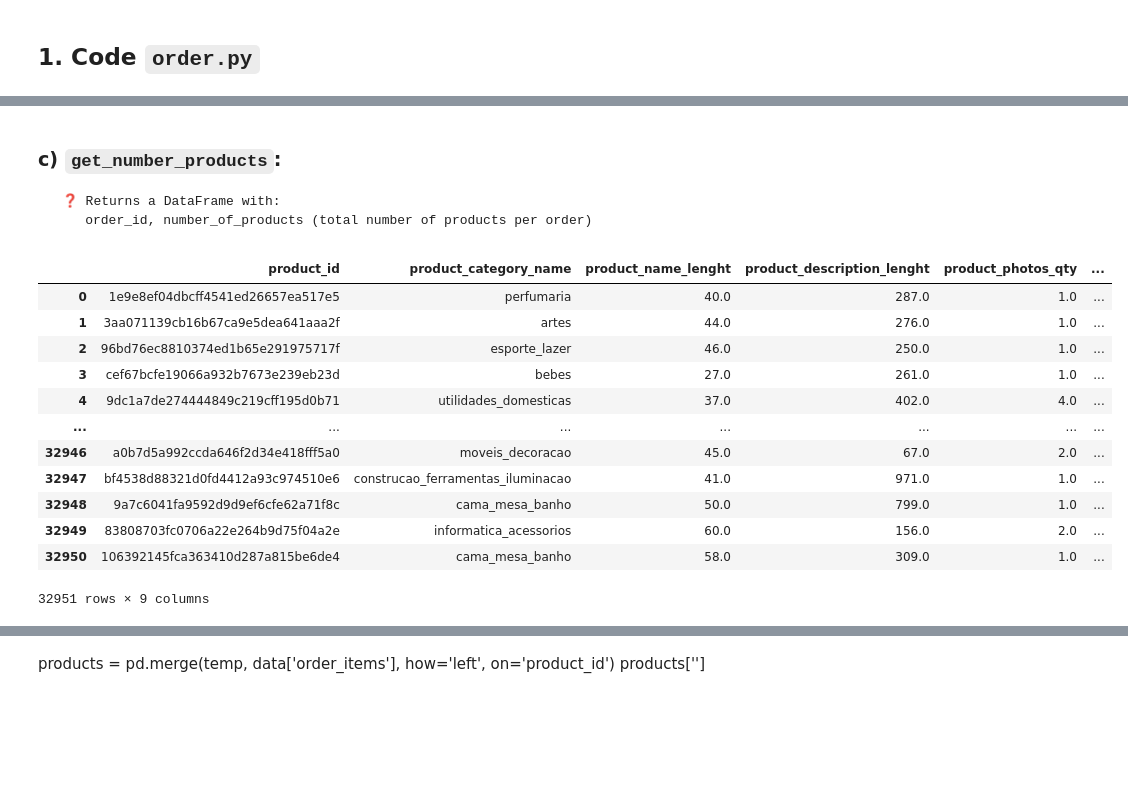
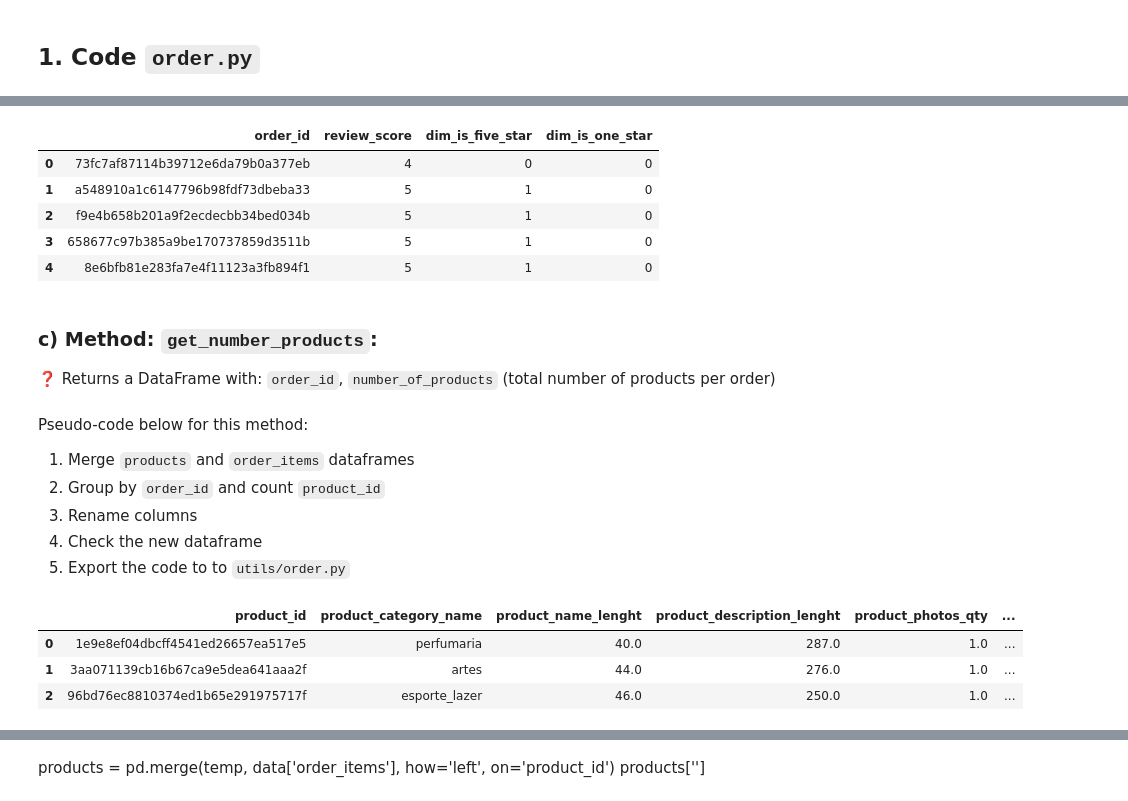
Before and after one commit to Kaaykun/OlistAnalysis, a Jupyter notebook: notebooks/04_orders.ipynb, the cells around one changed output, grey strips where cells are left out. Drawn from its saved outputs; the diff is of its cells as text; code cells hidden in the pictures; blank space fills up the shorter version.

```diff
--- a/notebooks/04_orders.ipynb
+++ b/notebooks/04_orders.ipynb
@@ -72,9 +43,9 @@ import matplotlib.pyplot as plt
 # %%
-# Import olist data
 root_path = os.path.join(os.getcwd(),'..')
 if root_path not in sys.path:
     sys.path.append(root_path)
 
 from utils.data import Olist
-olist = Olist()
-data = olist.get_data()
+
+olist_instance = Olist()
+data = olist_instance.get_data()
@@ -312,21 +147,29 @@ git push origin master
+# %%
+reviews.head()
+# %% [output]
+|  | order_id | review_score | dim_is_five_star | dim_is_one_star |
+| 0 | 73fc7af87114b39712e6da79b0a377eb | 4 | 0 | 0 |
+| 1 | a548910a1c6147796b98fdf73dbeba33 | 5 | 1 | 0 |
+| 2 | f9e4b658b201a9f2ecdecbb34bed034b | 5 | 1 | 0 |
+| 3 | 658677c97b385a9be170737859d3511b | 5 | 1 | 0 |
+| 4 | 8e6bfb81e283fa7e4f11123a3fb894f1 | 5 | 1 | 0 |
 # %% [markdown]
-### c) `get_number_products`:
-     ❓ Returns a DataFrame with:
-        order_id, number_of_products (total number of products per order)
+### c) Method: `get_number_products`:
+❓ Returns a DataFrame with:
+  `order_id`, `number_of_products` (total number of products per order)
+# %% [markdown]
+Pseudo-code below for this method:
+
+1. Merge `products` and `order_items` dataframes
+2. Group by `order_id` and count `product_id`
+3. Rename columns
+4. Check the new dataframe
+5. Export the code to to `utils/order.py`
 # %%
-temp = data['products'].copy()
-temp
+temp_products = data['products'].copy()
+temp_products.head(3)
 # %% [output]
 |  | product_id | product_category_name | product_name_lenght | product_description_lenght | product_photos_qty | ... |
 | 0 | 1e9e8ef04dbcff4541ed26657ea517e5 | perfumaria | 40.0 | 287.0 | 1.0 | ... |
 | 1 | 3aa071139cb16b67ca9e5dea641aaa2f | artes | 44.0 | 276.0 | 1.0 | ... |
 | 2 | 96bd76ec8810374ed1b65e291975717f | esporte_lazer | 46.0 | 250.0 | 1.0 | ... |
-| 3 | cef67bcfe19066a932b7673e239eb23d | bebes | 27.0 | 261.0 | 1.0 | ... |
-| 4 | 9dc1a7de274444849c219cff195d0b71 | utilidades_domesticas | 37.0 | 402.0 | 4.0 | ... |
-| ... | ... | ... | ... | ... | ... | ... |
-| 32946 | a0b7d5a992ccda646f2d34e418fff5a0 | moveis_decoracao | 45.0 | 67.0 | 2.0 | ... |
-| 32947 | bf4538d88321d0fd4412a93c974510e6 | construcao_ferramentas_iluminacao | 41.0 | 971.0 | 1.0 | ... |
-| 32948 | 9a7c6041fa9592d9d9ef6cfe62a71f8c | cama_mesa_banho | 50.0 | 799.0 | 1.0 | ... |
-| 32949 | 83808703fc0706a22e264b9d75f04a2e | informatica_acessorios | 60.0 | 156.0 | 2.0 | ... |
-| 32950 | 106392145fca363410d287a815be6de4 | cama_mesa_banho | 58.0 | 309.0 | 1.0 | ... |
-32951 rows × 9 columns
```
Also changed, not shown: parts of 82 cells of this notebook, 1 other file.
